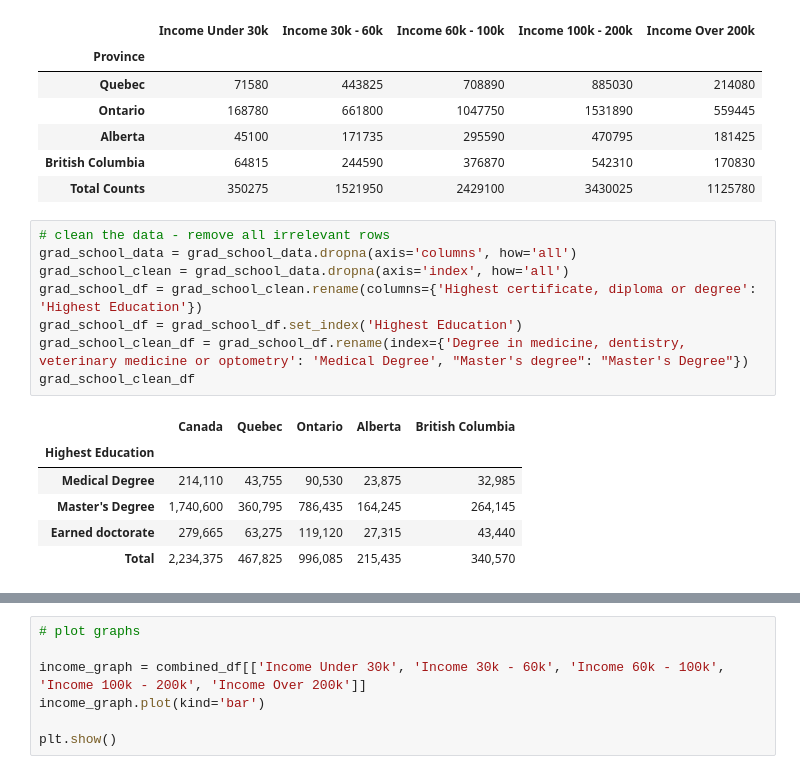
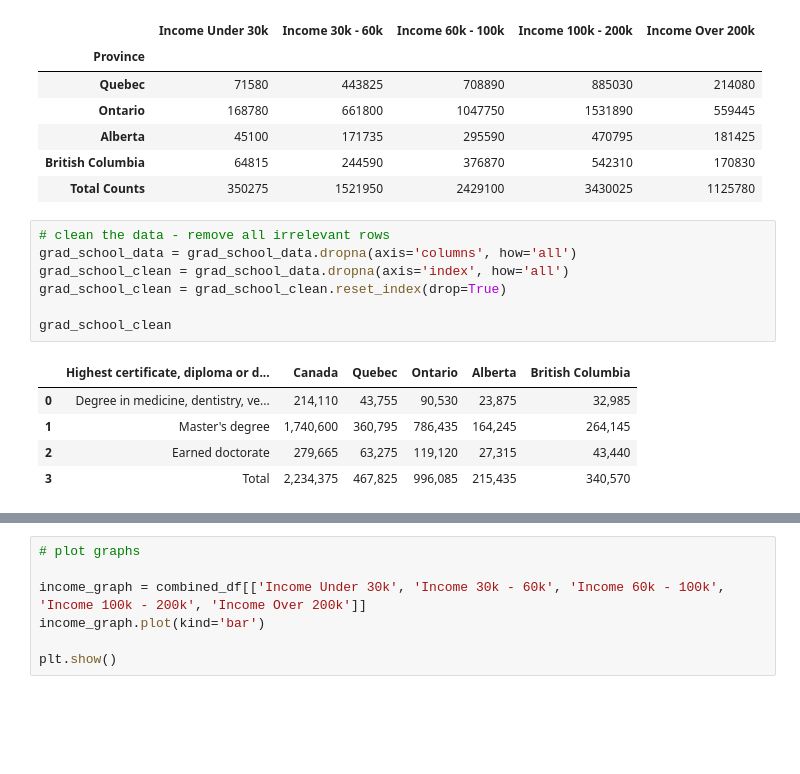
Before and after one commit to BehnooshNasri/project_one, a Jupyter notebook: Esi_Income_Analysis.ipynb, the cells around one changed output, grey strips where cells are left out. Saved outputs shown, nothing was run; the diff lists cells and outputs as text; blank space fills up the shorter version.

```diff
--- a/Esi_Income_Analysis.ipynb
+++ b/Esi_Income_Analysis.ipynb
@@ -23,15 +23,13 @@ income_data_clean
 # %%
 # clean the data - remove all irrelevant rows
 grad_school_data = grad_school_data.dropna(axis='columns', how='all')
 grad_school_clean = grad_school_data.dropna(axis='index', how='all')
-grad_school_df = grad_school_clean.rename(columns={'Highest certificate, diploma or degree': 'Highest Education'})
-grad_school_df = grad_school_df.set_index('Highest Education')
-grad_school_clean_df = grad_school_df.rename(index={'Degree in medicine, dentistry, veterinary medicine or optometry': 'Medical Degree', "Master's degree": "Master's Degree"})
-grad_school_clean_df
+grad_school_clean = grad_school_clean.reset_index(drop=True)
+
+grad_school_clean
 # %% [output]
-|  | Canada | Quebec | Ontario | Alberta | British Columbia |
-| Highest Education |  |  |  |  |  |
-| Medical Degree | 214,110 | 43,755 | 90,530 | 23,875 | 32,985 |
-| Master's Degree | 1,740,600 | 360,795 | 786,435 | 164,245 | 264,145 |
-| Earned doctorate | 279,665 | 63,275 | 119,120 | 27,315 | 43,440 |
-| Total | 2,234,375 | 467,825 | 996,085 | 215,435 | 340,570 |
+|  | Highest certificate, diploma or d... | Canada | Quebec | Ontario | Alberta | British Columbia |
+| 0 | Degree in medicine, dentistry, ve... | 214,110 | 43,755 | 90,530 | 23,875 | 32,985 |
+| 1 | Master's degree | 1,740,600 | 360,795 | 786,435 | 164,245 | 264,145 |
+| 2 | Earned doctorate | 279,665 | 63,275 | 119,120 | 27,315 | 43,440 |
+| 3 | Total | 2,234,375 | 467,825 | 996,085 | 215,435 | 340,570 |
```
Also changed, not shown: parts of 18 cells of this notebook.
